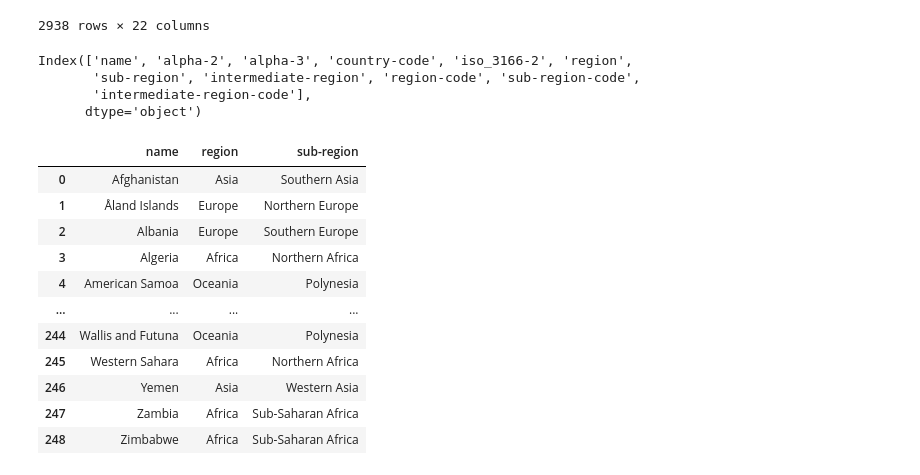
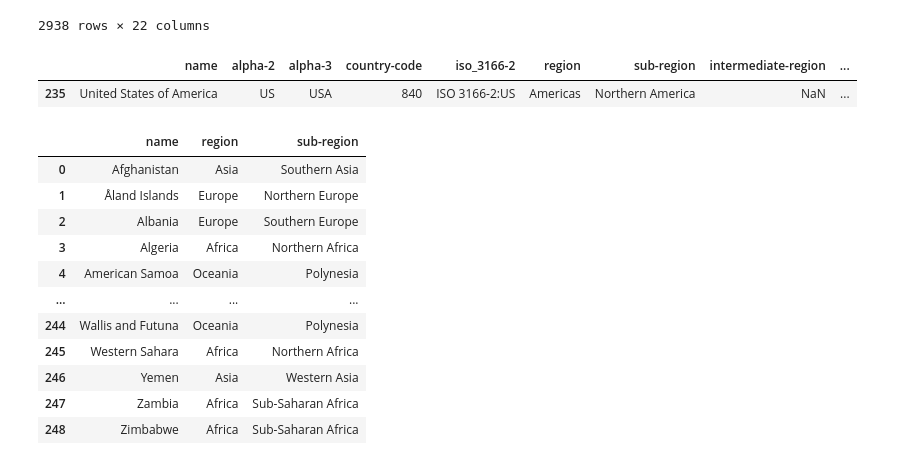
Before and after one commit to nithiyasuresh/nithiya_lifeExpectancyBranch, a Jupyter notebook: life_expect.ipynb, the cells around one changed output. Saved outputs shown, nothing was run; the diff lists cells and outputs as text; code cells hidden in the pictures.

```diff
--- a/life_expect.ipynb
+++ b/life_expect.ipynb
@@ -29,12 +45,12 @@ life_expectancy_df
 # %%
 # get data - continents - https://www.kaggle.com/andradaolteanu/country-mapping-iso-continent-region
 continents_df = pd.read_csv('./data/continents2.csv')
-continents_df.columns
+# continents_df
+continents_df[continents_df["name"] == "United States of America" ]
+# continents_df
 # %% [output]
-Index(['name', 'alpha-2', 'alpha-3', 'country-code', 'iso_3166-2', 'region',
-       'sub-region', 'intermediate-region', 'region-code', 'sub-region-code',
-       'intermediate-region-code'],
-      dtype='object')
+|  | name | alpha-2 | alpha-3 | country-code | iso_3166-2 | region | sub-region | intermediate-region | ... |
+| 235 | United States of America | US | USA | 840 | ISO 3166-2:US | Americas | Northern America | NaN | ... |
 # %%
 # Drop all unwanted columns
 continents_df.drop(columns=['alpha-2', 'alpha-3', 'country-code', 'iso_3166-2',
```
Also changed, not shown: parts of 8 cells of this notebook, 3 other files.
